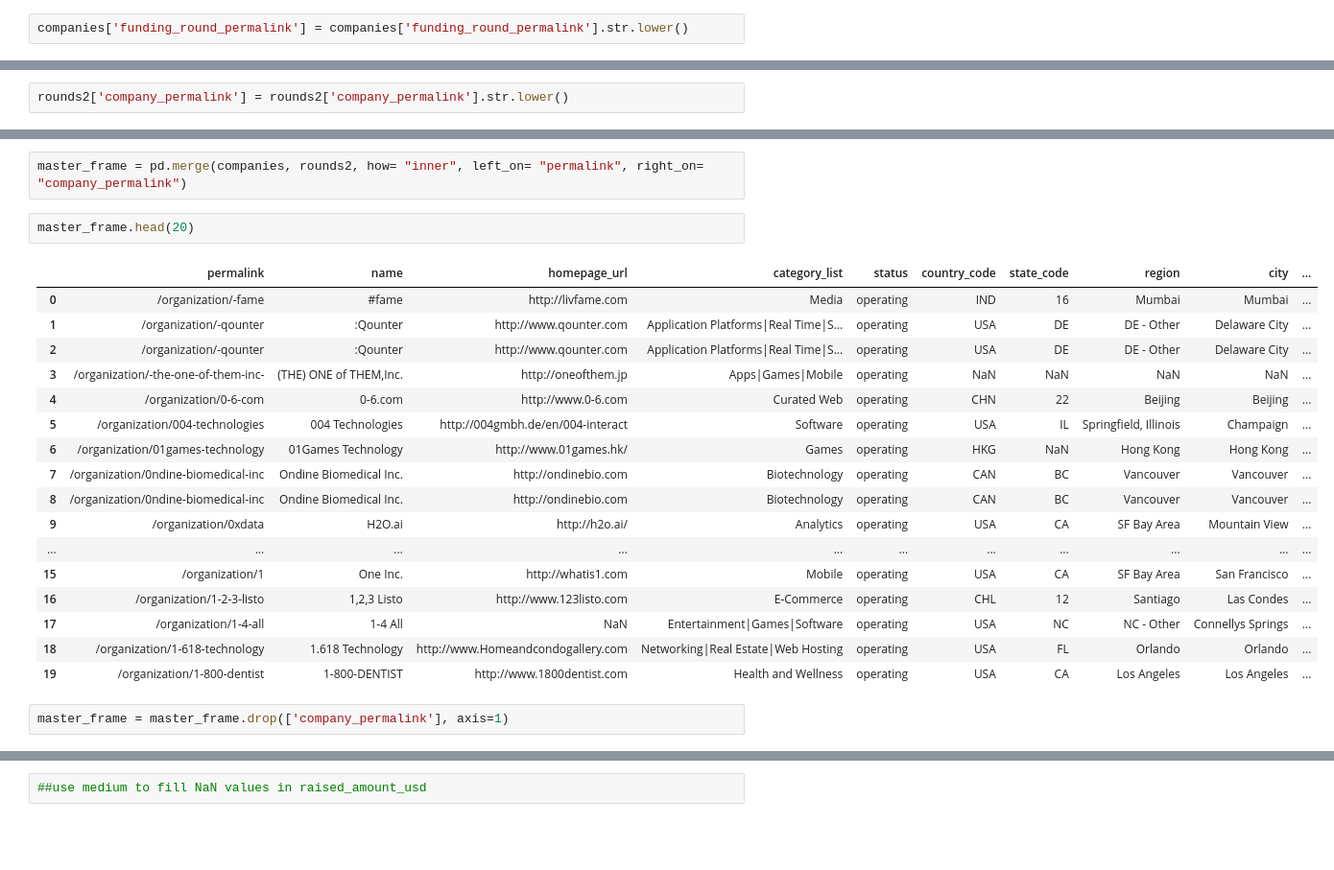
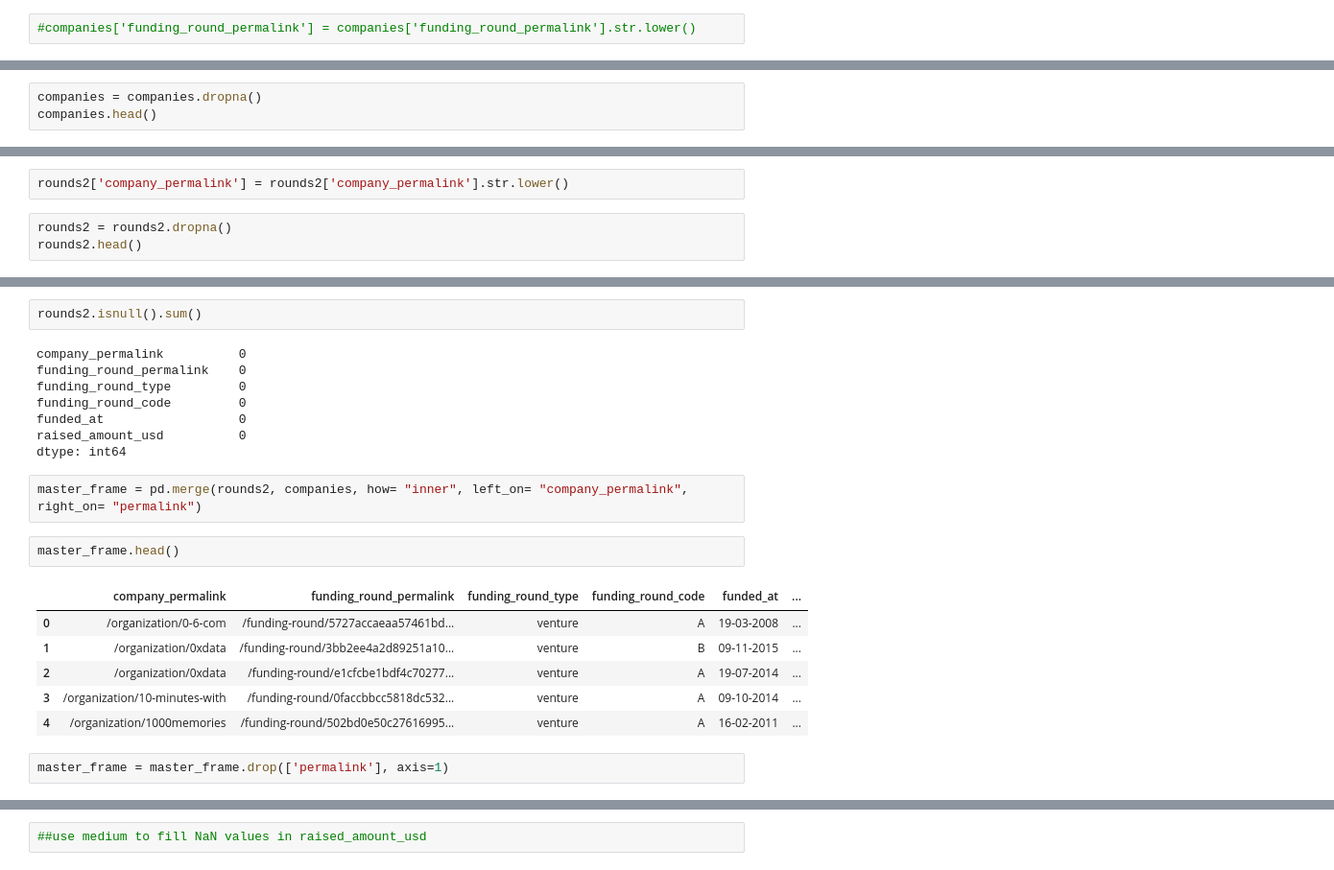
Before and after one commit to emmanuelidehen/Data-Visualisation-in-Python, a Jupyter notebook: Assignment.ipynb, the cells around one changed output, grey strips where cells are left out. Shown: that part at 96% size. Cells and saved outputs as stored; diff of their text form; blank space fills up the shorter version.

```diff
--- a/Assignment.ipynb
+++ b/Assignment.ipynb
@@ -148,4 +148,4 @@ len(companies[['permalink','name', 'homepage_url', 'category_list', 'status',
 # %% [output]
 10
 # %%
-companies['funding_round_permalink'] = companies['funding_round_permalink'].str.lower()
+#companies['funding_round_permalink'] = companies['funding_round_permalink'].str.lower()
@@ -151,0 +174,3 @@ companies['funding_round_permalink'] = companies['funding_round_permalink'].str.
+# %%
+companies = companies.dropna()
+companies.head()
@@ -181,3 +221,6 @@ set()
 companies['permalink'] = companies['permalink'].str.lower()
 # %%
 rounds2['company_permalink'] = rounds2['company_permalink'].str.lower()
+# %%
+rounds2 = rounds2.dropna()
+rounds2.head()
@@ -184,27 +234,26 @@ rounds2['company_permalink'] = rounds2['company_permalink'].str.lower()
+# %%
+rounds2.isnull().sum()
+# %% [output]
+company_permalink          0
+funding_round_permalink    0
+funding_round_type         0
+funding_round_code         0
+funded_at                  0
+raised_amount_usd          0
+dtype: int64
 # %%
-master_frame = pd.merge(companies, rounds2, how= "inner", left_on= "permalink", right_on= "company_permalink")
+master_frame = pd.merge(rounds2, companies, how= "inner", left_on= "company_permalink", right_on= "permalink")
 # %%
-master_frame.head(20)
+master_frame.head()
 # %% [output]
-|  | permalink | name | homepage_url | category_list | status | country_code | state_code | region | city | ... |
-| 0 | /organization/-fame | #fame | http://livfame.com | Media | operating | IND | 16 | Mumbai | Mumbai | ... |
-| 1 | /organization/-qounter | :Qounter | http://www.qounter.com | Application Platforms|Real Time|S... | operating | USA | DE | DE - Other | Delaware City | ... |
-| 2 | /organization/-qounter | :Qounter | http://www.qounter.com | Application Platforms|Real Time|S... | operating | USA | DE | DE - Other | Delaware City | ... |
-| 3 | /organization/-the-one-of-them-inc- | (THE) ONE of THEM,Inc. | http://oneofthem.jp | Apps|Games|Mobile | operating | NaN | NaN | NaN | NaN | ... |
-| 4 | /organization/0-6-com | 0-6.com | http://www.0-6.com | Curated Web | operating | CHN | 22 | Beijing | Beijing | ... |
-| 5 | /organization/004-technologies | 004 Technologies | http://004gmbh.de/en/004-interact | Software | operating | USA | IL | Springfield, Illinois | Champaign | ... |
-| 6 | /organization/01games-technology | 01Games Technology | http://www.01games.hk/ | Games | operating | HKG | NaN | Hong Kong | Hong Kong | ... |
-| 7 | /organization/0ndine-biomedical-inc | Ondine Biomedical Inc. | http://ondinebio.com | Biotechnology | operating | CAN | BC | Vancouver | Vancouver | ... |
-| 8 | /organization/0ndine-biomedical-inc | Ondine Biomedical Inc. | http://ondinebio.com | Biotechnology | operating | CAN | BC | Vancouver | Vancouver | ... |
-| 9 | /organization/0xdata | H2O.ai | http://h2o.ai/ | Analytics | operating | USA | CA | SF Bay Area | Mountain View | ... |
-| ... | ... | ... | ... | ... | ... | ... | ... | ... | ... | ... |
-| 15 | /organization/1 | One Inc. | http://whatis1.com | Mobile | operating | USA | CA | SF Bay Area | San Francisco | ... |
-| 16 | /organization/1-2-3-listo | 1,2,3 Listo | http://www.123listo.com | E-Commerce | operating | CHL | 12 | Santiago | Las Condes | ... |
-| 17 | /organization/1-4-all | 1-4 All | NaN | Entertainment|Games|Software | operating | USA | NC | NC - Other | Connellys Springs | ... |
-| 18 | /organization/1-618-technology | 1.618 Technology | http://www.Homeandcondogallery.com | Networking|Real Estate|Web Hosting | operating | USA | FL | Orlando | Orlando | ... |
-| 19 | /organization/1-800-dentist | 1-800-DENTIST | http://www.1800dentist.com | Health and Wellness | operating | USA | CA | Los Angeles | Los Angeles | ... |
+|  | company_permalink | funding_round_permalink | funding_round_type | funding_round_code | funded_at | ... |
+| 0 | /organization/0-6-com | /funding-round/5727accaeaa57461bd... | venture | A | 19-03-2008 | ... |
+| 1 | /organization/0xdata | /funding-round/3bb2ee4a2d89251a10... | venture | B | 09-11-2015 | ... |
+| 2 | /organization/0xdata | /funding-round/e1cfcbe1bdf4c70277... | venture | A | 19-07-2014 | ... |
+| 3 | /organization/10-minutes-with | /funding-round/0faccbbcc5818dc532... | venture | A | 09-10-2014 | ... |
+| 4 | /organization/1000memories | /funding-round/502bd0e50c27616995... | venture | A | 16-02-2011 | ... |
 # %%
-master_frame = master_frame.drop(['company_permalink'], axis=1)
+master_frame = master_frame.drop(['permalink'], axis=1)
 # %%
 master_frame.head()
 # %% [output]
```
Also changed, not shown: parts of 49 cells of this notebook.
